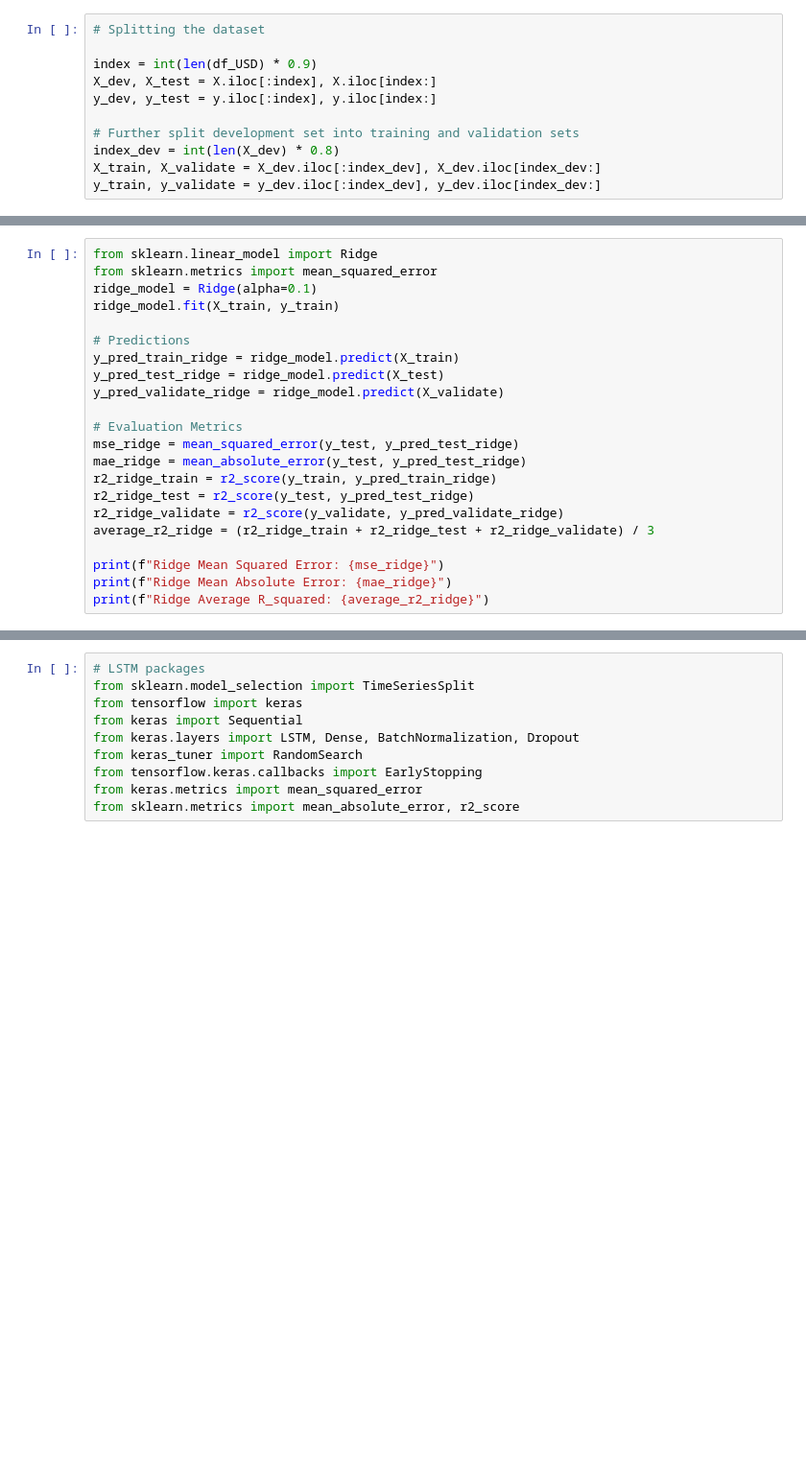
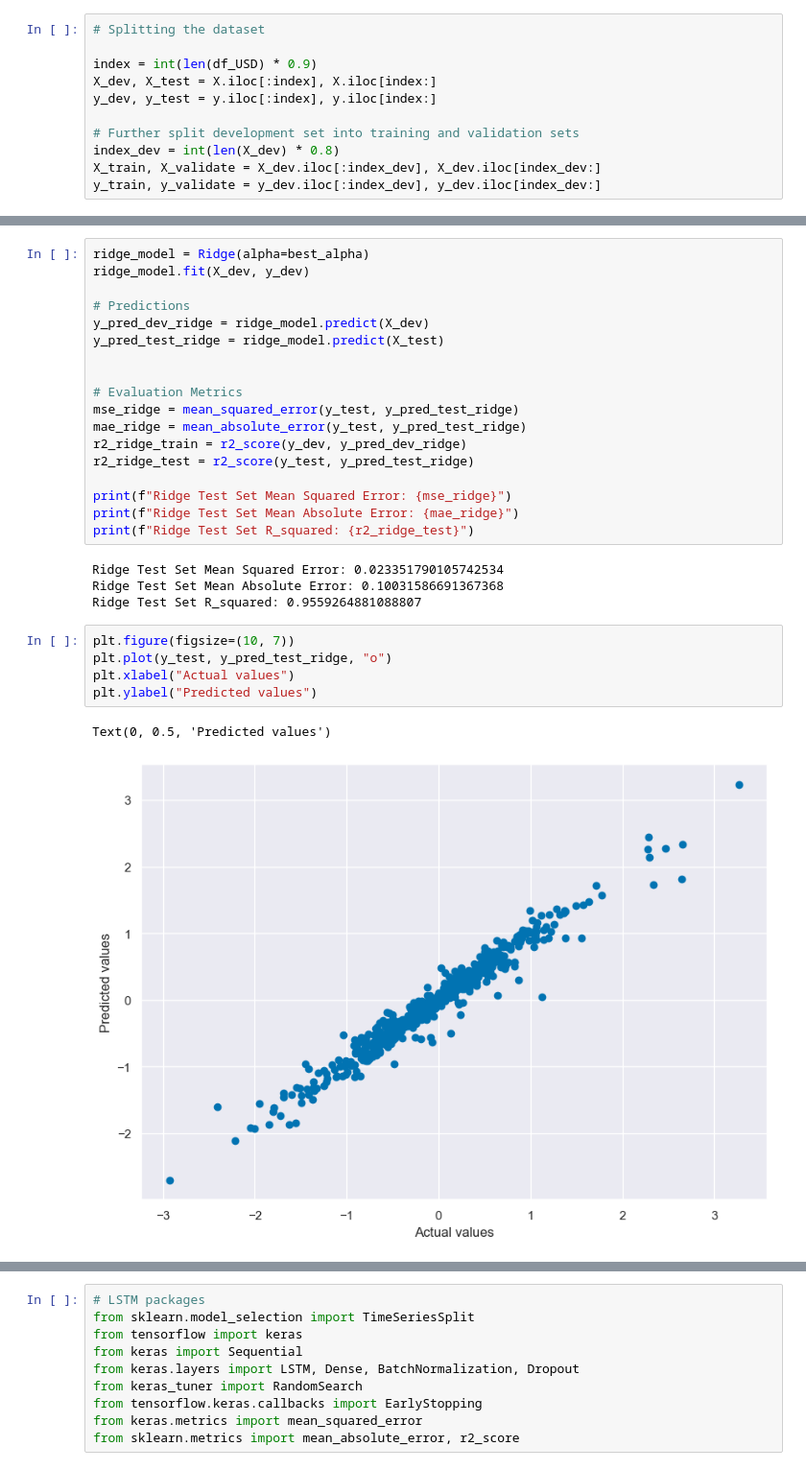
Before and after one commit to ddav118/COMS4995-Project, a Jupyter notebook: Final_Project.ipynb, the cells around one changed output, grey strips where cells are left out. Shown at 96% size. Saved outputs shown, nothing was run; the diff lists cells and outputs as text; blank space fills up the shorter version.

```diff
--- a/Final_Project.ipynb
+++ b/Final_Project.ipynb
@@ -334,22 +336,0 @@ print(f"Adjusted R-Squared value on the test set = {adjusted_r_squared}")
-# %%
-from sklearn.linear_model import Ridge
-from sklearn.metrics import mean_squared_error
-ridge_model = Ridge(alpha=0.1)
-ridge_model.fit(X_train, y_train)
-
-# Predictions
-y_pred_train_ridge = ridge_model.predict(X_train)
-y_pred_test_ridge = ridge_model.predict(X_test)
-y_pred_validate_ridge = ridge_model.predict(X_validate)
-
-# Evaluation Metrics
-mse_ridge = mean_squared_error(y_test, y_pred_test_ridge)
-mae_ridge = mean_absolute_error(y_test, y_pred_test_ridge)
-r2_ridge_train = r2_score(y_train, y_pred_train_ridge)
-r2_ridge_test = r2_score(y_test, y_pred_test_ridge)
-r2_ridge_validate = r2_score(y_validate, y_pred_validate_ridge)
-average_r2_ridge = (r2_ridge_train + r2_ridge_test + r2_ridge_validate) / 3
-
-print(f"Ridge Mean Squared Error: {mse_ridge}")
-print(f"Ridge Mean Absolute Error: {mae_ridge}")
-print(f"Ridge Average R_squared: {average_r2_ridge}")
@@ -369,0 +389,30 @@ for i in range(len(alphas)):
+# %%
+ridge_model = Ridge(alpha=best_alpha)
+ridge_model.fit(X_dev, y_dev)
+
+# Predictions
+y_pred_dev_ridge = ridge_model.predict(X_dev)
+y_pred_test_ridge = ridge_model.predict(X_test)
+
+
+# Evaluation Metrics
+mse_ridge = mean_squared_error(y_test, y_pred_test_ridge)
+mae_ridge = mean_absolute_error(y_test, y_pred_test_ridge)
+r2_ridge_train = r2_score(y_dev, y_pred_dev_ridge)
+r2_ridge_test = r2_score(y_test, y_pred_test_ridge)
+
+print(f"Ridge Test Set Mean Squared Error: {mse_ridge}")
+print(f"Ridge Test Set Mean Absolute Error: {mae_ridge}")
+print(f"Ridge Test Set R_squared: {r2_ridge_test}")
+# %% [output]
+Ridge Test Set Mean Squared Error: 0.023351790105742534
+Ridge Test Set Mean Absolute Error: 0.10031586691367368
+Ridge Test Set R_squared: 0.9559264881088807
+# %%
+plt.figure(figsize=(10, 7))
+plt.plot(y_test, y_pred_test_ridge, "o")
+plt.xlabel("Actual values")
+plt.ylabel("Predicted values")
+# %% [output]
+Text(0, 0.5, 'Predicted values')
+[figure, added]
```
Also changed, not shown: parts of 40 cells of this notebook.
